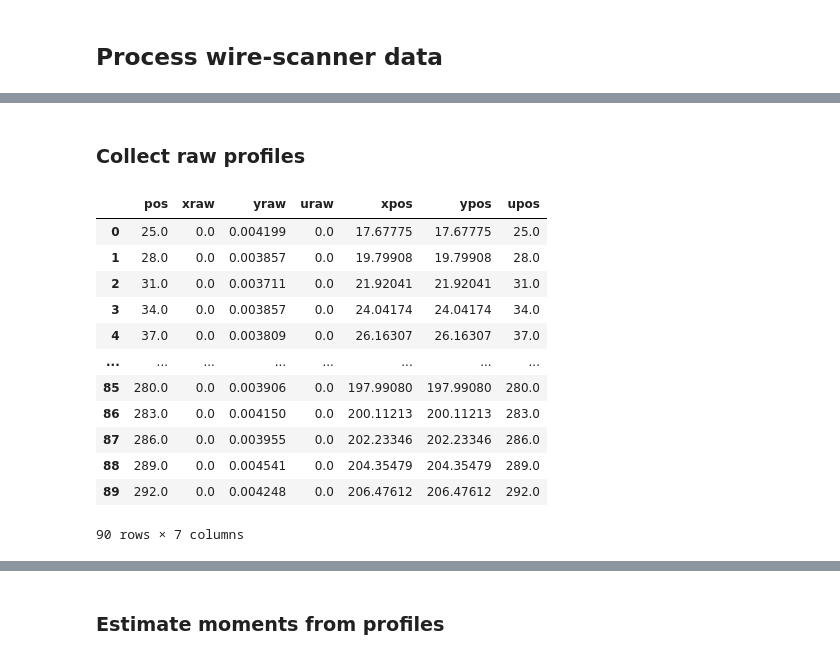
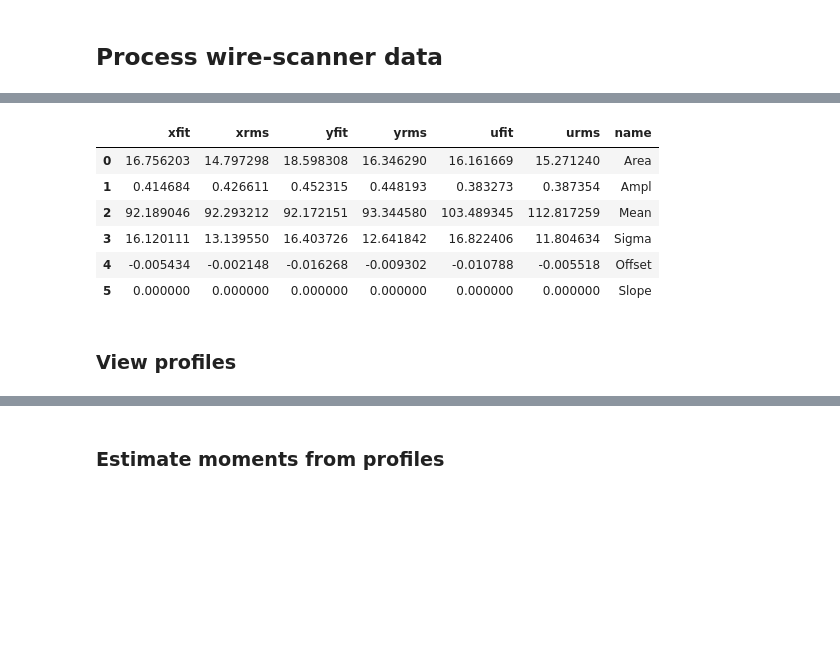
Before and after one commit to austin-hoover/emittance-measurement, a Jupyter notebook: rtbt_emittance_scan/_saved/2021-05-31/analysis.ipynb, the cells around one changed output, grey strips where cells are left out. Cells and saved outputs as stored; diff of their text form; code cells hidden in the pictures; blank space fills up the shorter version.

```diff
--- a/rtbt_emittance_scan/_saved/2021-05-31/analysis.ipynb
+++ b/rtbt_emittance_scan/_saved/2021-05-31/analysis.ipynb
@@ -119,2 +227,12 @@ filenames.append('WireAnalysisFmt-2021.05.31_21.08.18_default.pta.txt')
+# %%
+display(profiles[0].params['WS24'])
+# %% [output]
+|  | xfit | xrms | yfit | yrms | ufit | urms | name |
+| 0 | 16.756203 | 14.797298 | 18.598308 | 16.346290 | 16.161669 | 15.271240 | Area |
+| 1 | 0.414684 | 0.426611 | 0.452315 | 0.448193 | 0.383273 | 0.387354 | Ampl |
+| 2 | 92.189046 | 92.293212 | 92.172151 | 93.344580 | 103.489345 | 112.817259 | Mean |
+| 3 | 16.120111 | 13.139550 | 16.403726 | 12.641842 | 16.822406 | 11.804634 | Sigma |
+| 4 | -0.005434 | -0.002148 | -0.016268 | -0.009302 | -0.010788 | -0.005518 | Offset |
+| 5 | 0.000000 | 0.000000 | 0.000000 | 0.000000 | 0.000000 | 0.000000 | Slope |
 # %% [markdown]
-### Collect raw profiles
+### View profiles
@@ -149,17 +238,0 @@ def load_profile_data(filename):
-# %%
-data_list = [load_profile_data(filename) for filename in filenames]
-data_list[0]['WS20']
-# %% [output]
-|  | pos | xraw | yraw | uraw | xpos | ypos | upos |
-| 0 | 25.0 | 0.0 | 0.004199 | 0.0 | 17.67775 | 17.67775 | 25.0 |
-| 1 | 28.0 | 0.0 | 0.003857 | 0.0 | 19.79908 | 19.79908 | 28.0 |
-| 2 | 31.0 | 0.0 | 0.003711 | 0.0 | 21.92041 | 21.92041 | 31.0 |
-| 3 | 34.0 | 0.0 | 0.003857 | 0.0 | 24.04174 | 24.04174 | 34.0 |
-| 4 | 37.0 | 0.0 | 0.003809 | 0.0 | 26.16307 | 26.16307 | 37.0 |
-| ... | ... | ... | ... | ... | ... | ... | ... |
-| 85 | 280.0 | 0.0 | 0.003906 | 0.0 | 197.99080 | 197.99080 | 280.0 |
-| 86 | 283.0 | 0.0 | 0.004150 | 0.0 | 200.11213 | 200.11213 | 283.0 |
-| 87 | 286.0 | 0.0 | 0.003955 | 0.0 | 202.23346 | 202.23346 | 286.0 |
-| 88 | 289.0 | 0.0 | 0.004541 | 0.0 | 204.35479 | 204.35479 | 289.0 |
-| 89 | 292.0 | 0.0 | 0.004248 | 0.0 | 206.47612 | 206.47612 | 292.0 |
-90 rows × 7 columns
```
Also changed, not shown: parts of 32 cells of this notebook.
